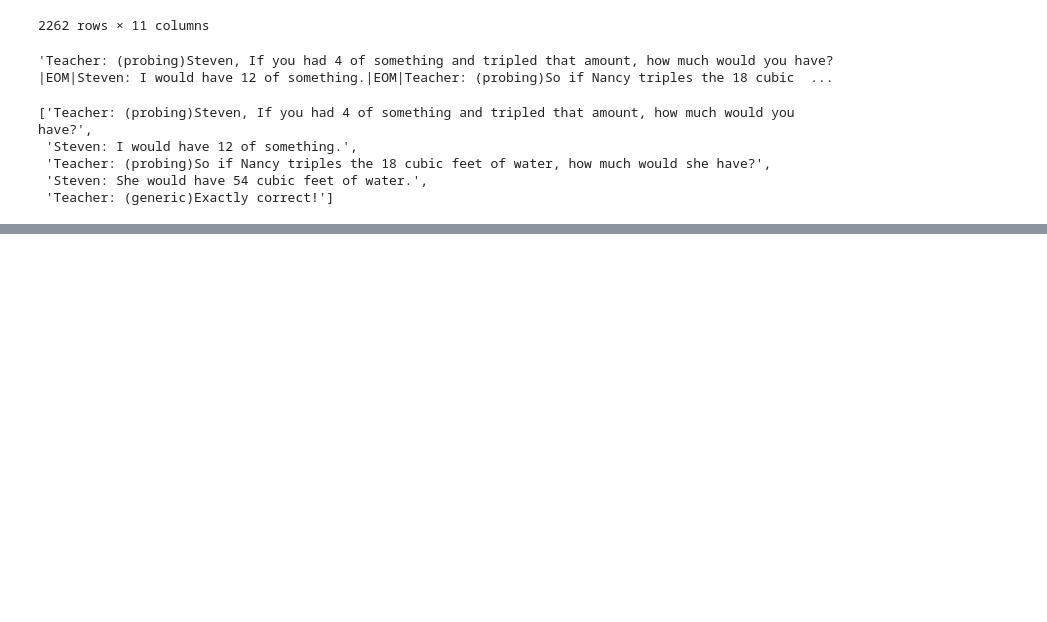
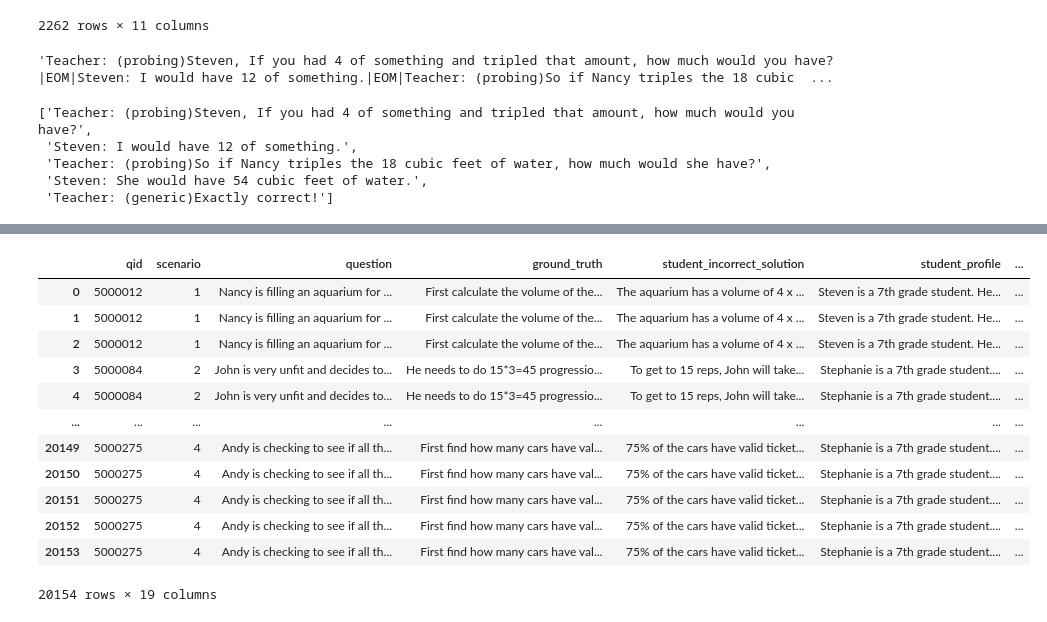
Before and after one commit to duanyang25/COS435_adaptive_mathtutor, a Jupyter notebook: data_cleaning.ipynb, the cells around one changed output, grey strips where cells are left out. Saved outputs shown, nothing was run; the diff lists cells and outputs as text; code cells hidden in the pictures; blank space fills up the shorter version.

```diff
--- a/data_cleaning.ipynb
+++ b/data_cleaning.ipynb
@@ -35,0 +139,30 @@ df_train["conversation"][0].split("|EOM|")
+# %%
+def form_state_action_pair(conversation):
+    samples = conversation.split("|EOM|")
+    # samples.insert(0, "START")
+
+    output = ["START"]
+
+    i = 0
+    while i < len(samples):
+        if samples[i][:7] == "Teacher":
+            # add an NaN state between actions
+            if output[-1][:7] == "Teacher":
+                output.append(np.nan)
+            output.append(samples[i])
+            i = i+1
+        else:
+            # find next teacher sentence
+            teacher_index = i
+            while teacher_index < len(samples):
+                if samples[teacher_index][:7] == "Teacher":
+                    break
+                teacher_index = teacher_index + 1
+
+            state = "|EOM|".join(samples[i:teacher_index])
+            output.append(state)
+            i = teacher_index
+
+    if output[-1][:7] != "Teacher":
+        output.append(np.nan)
+    return output
@@ -35,0 +247,16 @@ df_train["conversation"][0].split("|EOM|")
+# %%
+df_output
+# %% [output]
+|  | qid | scenario | question | ground_truth | student_incorrect_solution | student_profile | ... |
+| 0 | 5000012 | 1 | Nancy is filling an aquarium for ... | First calculate the volume of the... | The aquarium has a volume of 4 x ... | Steven is a 7th grade student. He... | ... |
+| 1 | 5000012 | 1 | Nancy is filling an aquarium for ... | First calculate the volume of the... | The aquarium has a volume of 4 x ... | Steven is a 7th grade student. He... | ... |
+| 2 | 5000012 | 1 | Nancy is filling an aquarium for ... | First calculate the volume of the... | The aquarium has a volume of 4 x ... | Steven is a 7th grade student. He... | ... |
+| 3 | 5000084 | 2 | John is very unfit and decides to... | He needs to do 15*3=45 progressio... | To get to 15 reps, John will take... | Stephanie is a 7th grade student.... | ... |
+| 4 | 5000084 | 2 | John is very unfit and decides to... | He needs to do 15*3=45 progressio... | To get to 15 reps, John will take... | Stephanie is a 7th grade student.... | ... |
+| ... | ... | ... | ... | ... | ... | ... | ... |
+| 20149 | 5000275 | 4 | Andy is checking to see if all th... | First find how many cars have val... | 75% of the cars have valid ticket... | Stephanie is a 7th grade student.... | ... |
+| 20150 | 5000275 | 4 | Andy is checking to see if all th... | First find how many cars have val... | 75% of the cars have valid ticket... | Stephanie is a 7th grade student.... | ... |
+| 20151 | 5000275 | 4 | Andy is checking to see if all th... | First find how many cars have val... | 75% of the cars have valid ticket... | Stephanie is a 7th grade student.... | ... |
+| 20152 | 5000275 | 4 | Andy is checking to see if all th... | First find how many cars have val... | 75% of the cars have valid ticket... | Stephanie is a 7th grade student.... | ... |
+| 20153 | 5000275 | 4 | Andy is checking to see if all th... | First find how many cars have val... | 75% of the cars have valid ticket... | Stephanie is a 7th grade student.... | ... |
+20154 rows × 19 columns
```
Also changed, not shown: parts of 20 cells of this notebook, 2 other files.
